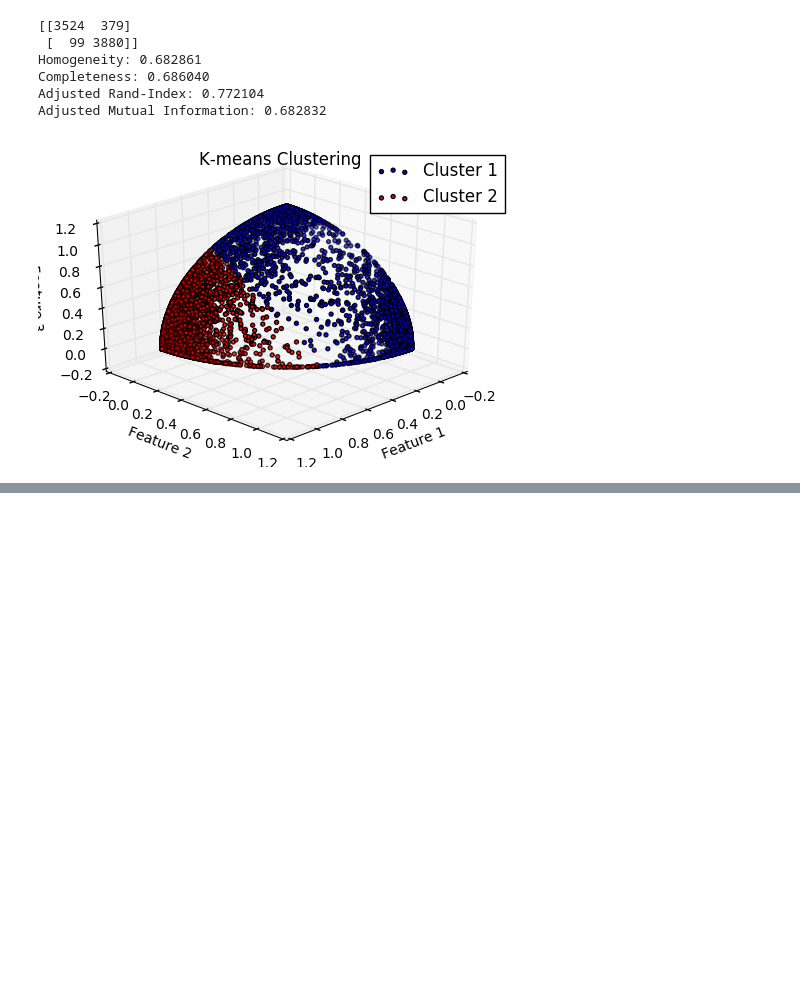
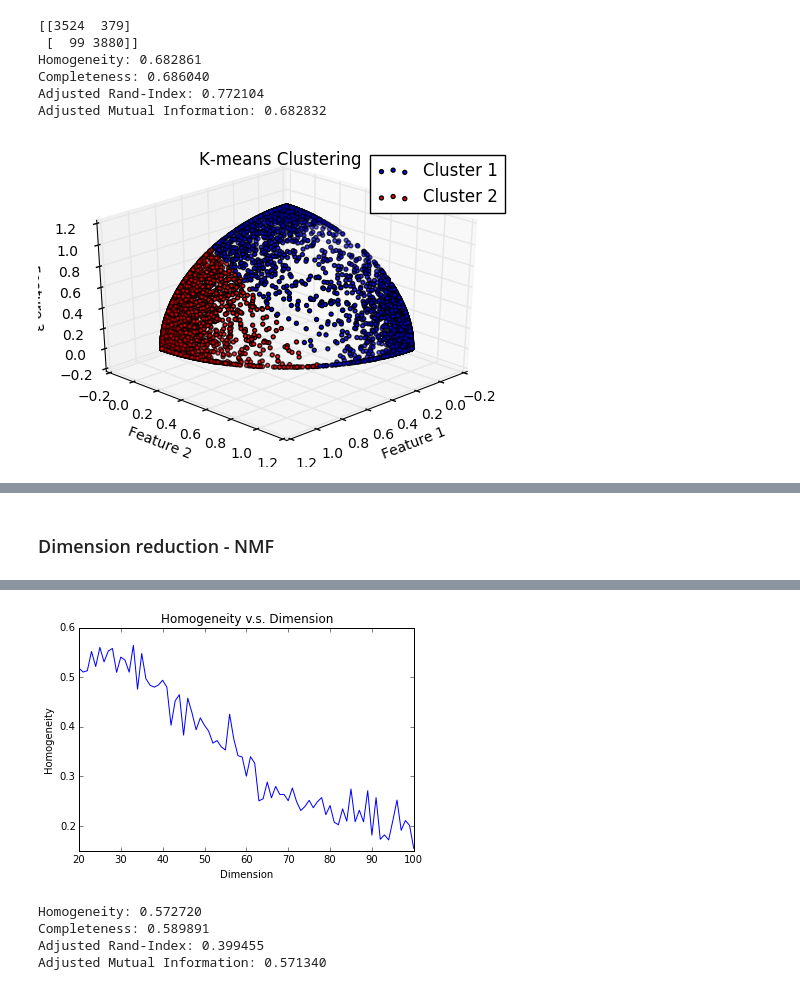
Before and after one commit to hc934/EE_219, a Jupyter notebook: hw4.ipynb, the cells around one changed output, grey strips where cells are left out. Drawn from its saved outputs; the diff is of its cells as text; code cells hidden in the pictures; blank space fills up the shorter version.

```diff
--- a/hw4.ipynb
+++ b/hw4.ipynb
@@ -386,0 +389,6 @@ Adjusted Mutual Information: 0.682832
+# %%
+train_data = fetch_20newsgroups(subset='all', shuffle=True, random_state=42)
+# %%
+X = np.asarray(train_data.data)
+y = train_data.target
+y = np.asarray(y)
@@ -386,0 +397,13 @@ Adjusted Mutual Information: 0.682832
+# %%
+# stemming words from the same root
+stemmer = PorterStemmer()
+
+# vectorize documents
+vectorizer = CountVectorizer(min_df=1, stop_words='english', tokenizer=tokenize_and_stem)
+X_vect = vectorizer.fit_transform(X)
+print(X_vect.shape)
+
+# transform into TFIDF
+tfidf_transformer = TfidfTransformer(sublinear_tf=True, use_idf=True)
+X_tfidf = tfidf_transformer.fit_transform(X_vect)
+print(X_tfidf.shape)
@@ -386,0 +413,55 @@ Adjusted Mutual Information: 0.682832
+# %% [markdown]
+### Dimension reduction - NMF
+# %%
+%matplotlib inline
+import matplotlib.pyplot as plt
+from sklearn.decomposition import NMF
+from sklearn.pipeline import make_pipeline
+from sklearn.preprocessing import Normalizer
+import time
+
+start = time.time()
+# dimension = range(5,35)
+dimension = range(20,101)
+max_score = -1
+scores = []
+km = KMeans(n_clusters=20)
+for n_components in dimension:
+    if n_components % 10 == 0:
+        print n_components
+        print("--- %s seconds ---" % (time.time() - start))
+    nmf = NMF(n_components=n_components, max_iter=50, random_state=42)
+    ppl = make_pipeline(nmf, Normalizer(copy=False))
+    X_nmf = ppl.fit_transform(X_tfidf)
+
+    km.fit(X_nmf)
+    predict = km.labels_
+    score = metrics.homogeneity_score(y, predict)
+    scores.append(score)
+    if score>max_score:
+        max_score = score
+        max_n_components = n_components
+        nmf_model = km
+
+print("%d dimensions give the max homogeneity score" % max_n_components)
+plt.plot(dimension, scores)
+plt.title("Homogeneity v.s. Dimension")
+plt.xlabel("Dimension")
+plt.ylabel("Homogeneity")
+plt.show()
+
+# --------------------------------------------------------------------------
+nmf = NMF(n_components=max_n_components, max_iter=50, random_state=42)
+ppl = make_pipeline(nmf, Normalizer(copy=False))
+X_nmf = ppl.fit_transform(X_tfidf)
+
+km.fit(X_nmf)
+predict = km.labels_
+
+# clustering performance evaluations
+# print(metrics.confusion_matrix(y, predict))
+print("Homogeneity: %f" % metrics.homogeneity_score(y, predict))
+print("Completeness: %f" % metrics.completeness_score(y, predict))
+print("Adjusted Rand-Index: %f" % metrics.adjusted_rand_score(y, predict))
+print("Adjusted Mutual Information: %f" % metrics.adjusted_mutual_info_score(y, predict))
+# %% [output]
@@ -386,0 +487,5 @@ Adjusted Mutual Information: 0.682832
+[figure, added]
+Homogeneity: 0.572720
+Completeness: 0.589891
+Adjusted Rand-Index: 0.399455
+Adjusted Mutual Information: 0.571340
```
Also changed, not shown: parts of 36 cells of this notebook.
